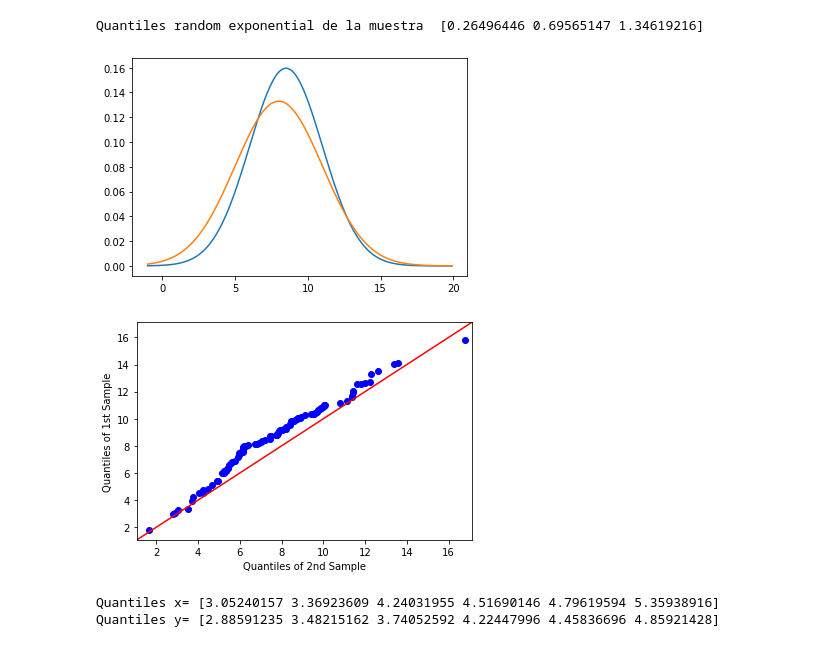
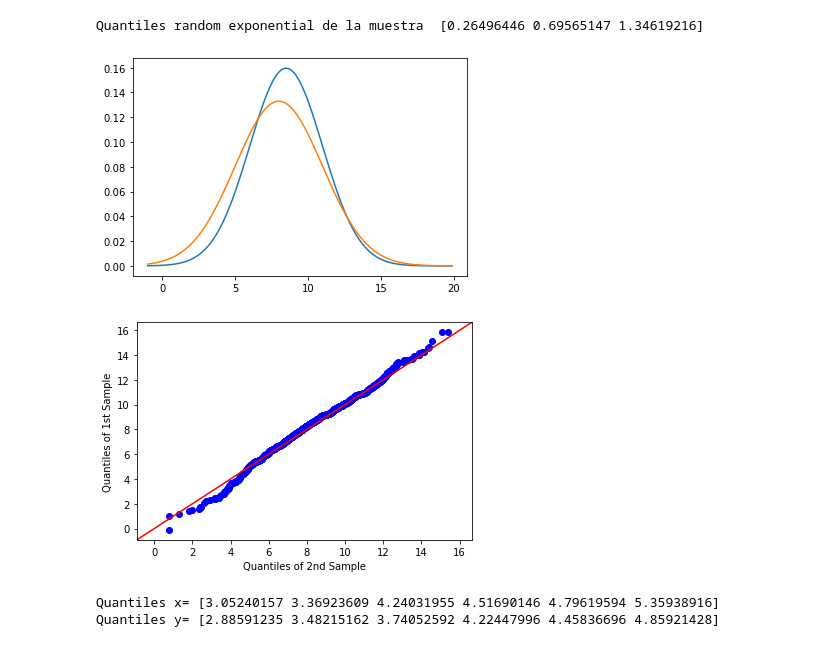
Before and after one commit to feramdor/SPF-2021-II, a Jupyter notebook: TEMA-2/Clase19_ComprobacionDeDistribuciones.ipynb, the cells around one changed output. Cells and saved outputs as stored; diff of their text form; code cells hidden in the pictures.

```diff
--- a/TEMA-2/Clase19_ComprobacionDeDistribuciones.ipynb
+++ b/TEMA-2/Clase19_ComprobacionDeDistribuciones.ipynb
@@ -144,22 +219,22 @@ Quantiles random exponential de la muestra  [0.26496446 0.69565147 1.34619216]
 # %%
 np.random.seed(5555)
 # Comparación de dos conjuntos de datos
-x = np.random.normal(loc=8.5, scale=2.5, size=100)
-y = np.random.normal(loc=8.0, scale=3.0, size=100)
+x = np.random.normal(loc=8.5, scale=2.5, size=1000)
+y = np.random.normal(loc=8.4, scale=2.4, size=1000)
 
 # Gráfica de las dos normales
 x1 = np.arange(-1,20,.1)
 y1 = st.norm.pdf(x1,loc=8.5, scale=2.5)
 y2 = st.norm.pdf(x1,loc=8.0, scale=3.0)
 plt.plot(x1,y1,x1,y2)
 
 # Comparación de quantiles de dos conjuntos de datos
 sm.qqplot_2samples(x, y,line='45')
 
 plt.show()
 # %% [output]
 [figure]
-[figure, old version]
+[figure, new version]
 # %%
 Q2 = np.arange(2,14,2)
 print('Quantiles x=',np.percentile(x,Q2))
```
Also changed, not shown: parts of 12 cells of this notebook, 6 other files.
